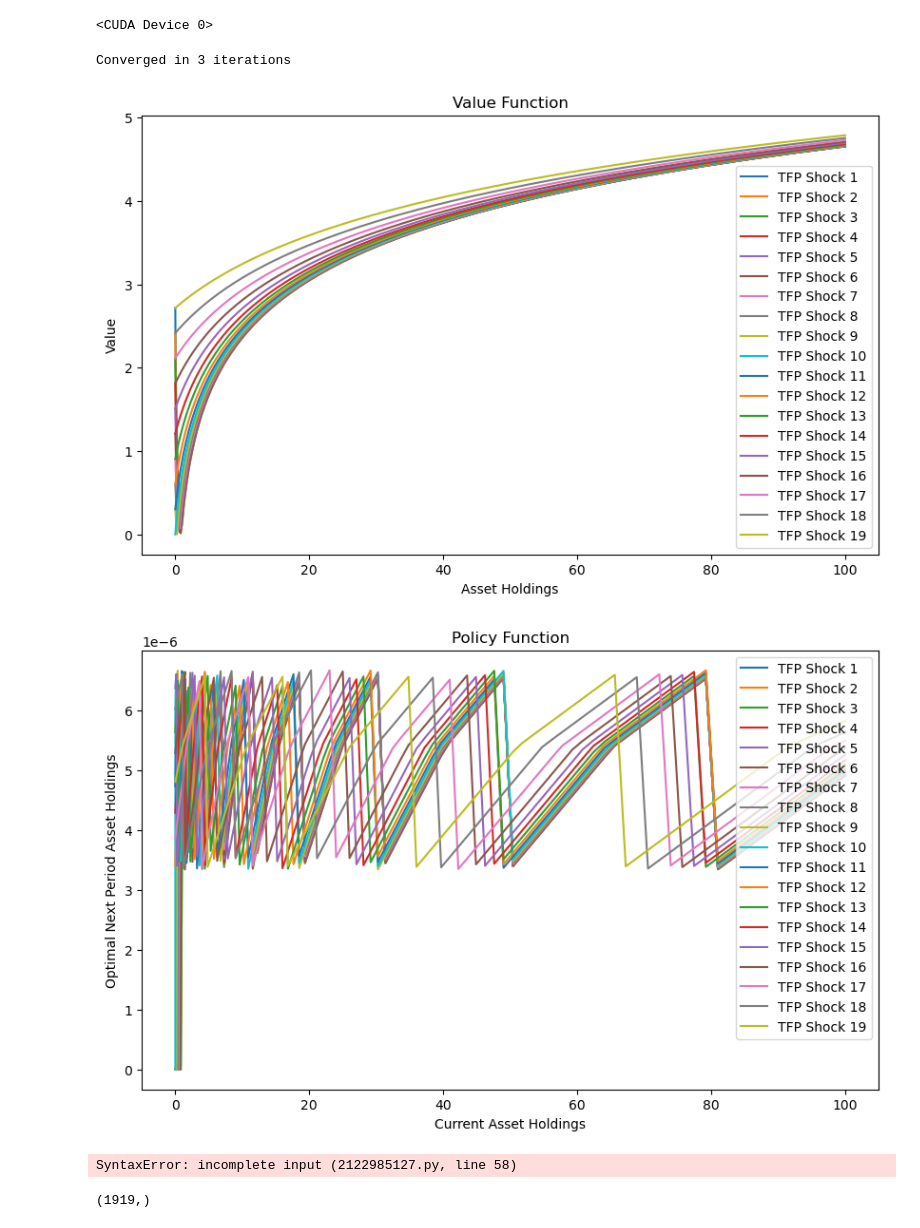
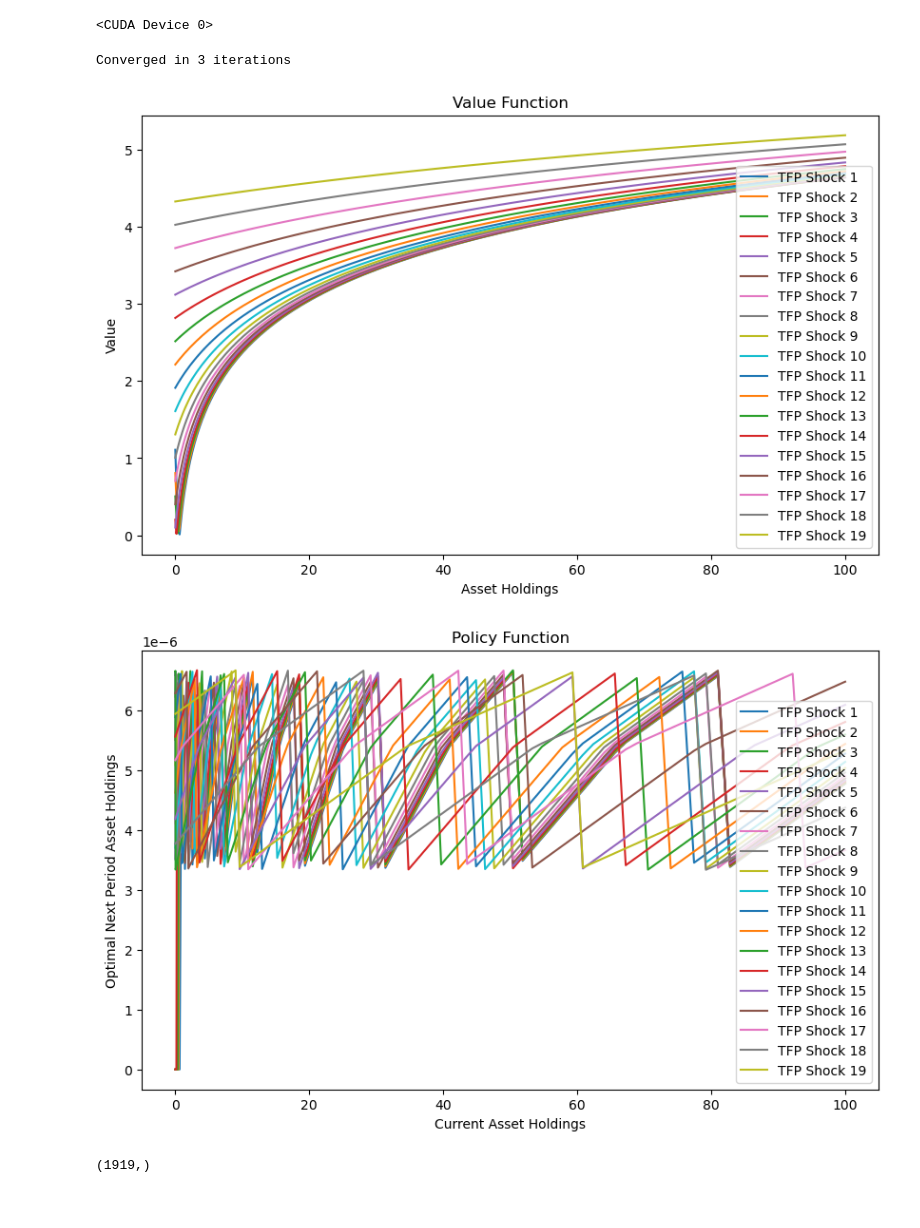
Before and after one commit to sgcbayli024/ECON8185_Homework, a Jupyter notebook: HW5_Aiyagari_CuPy.ipynb, the cells around one changed output. Cells and saved outputs as stored; diff of their text form; code cells hidden in the pictures.

```diff
--- a/HW5_Aiyagari_CuPy.ipynb
+++ b/HW5_Aiyagari_CuPy.ipynb
@@ -187,11 +187,11 @@ def iterate(params, r, w, b, toler, max_iter):
 
     return V, G
 # %%
-V_out, G_out = iterate(P, r=0.05, w=1.0, b=0.0, toler=1e-6, max_iter=100000)
+V_out, G_out = iterate(P, r=0.03, w=5, b=0.0, toler=1e-6, max_iter=100000)
 # %% [output]
 Converged in 3 iterations
-[figure, old version]
+[figure, new version]
-[figure, old version]
+[figure, new version]
 # %%
 def findfirst(predicate, array):
     for i, x in enumerate(array):
@@ -231,17 +231,19 @@ def Invariant_Distirbution(params, policy, transition_matrix, grid):
 
                 M[i,j,index,:] = transition[j,:]*(1-prob)
 
-    O = np.zeros(shape=(params[0] * params[3], params[0] * params[3]))
+    O = M.reshape(shape=(params[0] * params[3], params[0] * params[3]))
 
-    l=0
+   # O = np.zeros(shape=(params[0] * params[3], params[0] * params[3]))
 
-    for i in range(params[0]):
+   # l=0
 
-        for j in range(params[3]):
+   # for i in range(params[0]):
 
-            O[:,j+l*params[3]]  = M[:,:,i,j].T.flatten()
+       # for j in range(params[3]):
 
-        l=l+1
+          #  O[:,j+l*params[3]]  = M[:,:,i,j].T.flatten()
+
+      #  l=l+1
 
     for i in range(params[0]*params[3]):
 
@@ -249,9 +251,17 @@ def Invariant_Distirbution(params, policy, transition_matrix, grid):
 
     number_of_states = (params[0]*params[3])
 
-    X = [
+    X = np.vstack([(np.eye(number_of_states) - O.T), np.ones(number_of_states)])
+
+    Invariant = np.linalg.lstsq(X.T, np.concatenate(np.zeros(number_of_states), [1]), rcond=None)[0]
+
+    Pi = Invariant[:-1].reshape((params[0], params[3]))
+
+    Pi[Pi < 0] = 0
+
+    Pi = Pi / np.sum(Pi)
+
+    return Pi
-# %% [output]
-SyntaxError: incomplete input (2122985127.py, line 58)
 # %%
 # Check that flatten is doing the correct thing!
 trial = np.zeros(shape=(101,19,101,19))
```
